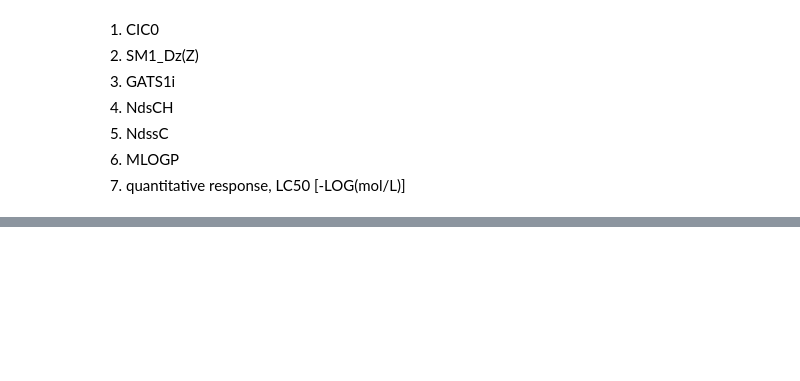
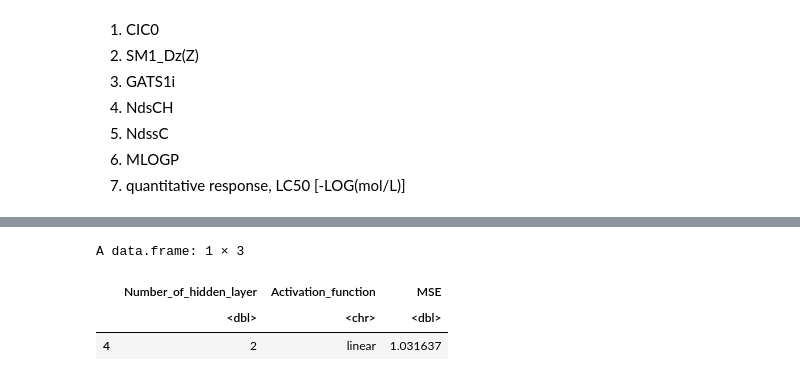
Before and after one commit to GawainGan/UBCO_MDS, a Jupyter notebook: Data-572/Assignment2/Assignment2.ipynb, the cells around one changed output, grey strips where cells are left out. Drawn from its saved outputs; the diff is of its cells as text; code cells hidden in the pictures; blank space fills up the shorter version.

```diff
--- a/Data-572/Assignment2/Assignment2.ipynb
+++ b/Data-572/Assignment2/Assignment2.ipynb
@@ -479,3 +462,5 @@ plotnet(nnfish)
 # %%
-table(dstest[,7], predict(nnfish, newdata=dstest[,1:6], type = 'class'))
+y_pred <- predict(nnfish, newdata=dstest[,1:6])[, 1]
+MSE <- mean((dstest[, 7] - y_pred)^2)
+MSE
 # %% [output]
@@ -482,0 +515,9 @@ ERROR: Error in predict.nnet(nnfish, newdata = dstest[, 1:6], type = "class"): i
+# %%
+set.seed(217, sample.kind="Rounding")
+ind <- sample(1:nrow(fish), 454)
+train3 <- fish[ind,]
+test3 <- fish[-ind,]
+nnfish3 <- nnet(LC50 ~ ., data=fish, size=1, hidden=5)
+y_pred3 <- predict(nnfish3, newdata=test3[,1:6])[, 1]
+MSE3 <- mean((test3[, 7] - y_pred3)^2)
+MSE3
@@ -482,0 +538,5 @@ ERROR: Error in predict.nnet(nnfish, newdata = dstest[, 1:6], type = "class"): i
+# %%
+fish.lm <- lm(LC50 ~ ., data=fish)
+y_pred4 <- predict(fish.lm, newdata=test3[,1:6])
+MSE4 <- mean((test3[, 7] - y_pred4)^2)
+MSE4
@@ -482,0 +559,19 @@ ERROR: Error in predict.nnet(nnfish, newdata = dstest[, 1:6], type = "class"): i
+# %%
+# library(nnet)
+set.seed(217, sample.kind="Rounding")
+ind <- sample(1:nrow(fish), 454)
+train3 <- fish[ind,]
+test3 <- fish[-ind,]
+results <- data.frame(Number_of_hidden_layer = numeric(), Activation_function = character(), MSE = numeric())
+
+for (i in c(1, 2, 3, 4, 5)) {
+      for (j in c(FALSE, TRUE)) {
+      nnfish3 <- nnet(LC50 ~ ., data=train3, size=1, hidden=i, linout=j) # linout: switch for linear output units. Default logistic output units.
+      y_pred3 <- predict(nnfish3, newdata=test3[,1:6])[, 1]
+      MSE3 <- mean((test3[, 7] - y_pred3)^2)
+      results <- rbind(results, data.frame(Number_of_hidden_layer = i, Activation_function = j, MSE = MSE3))
+      }
+}
+
+min_MSE <- min(results$MSE)
+best_model <- results[results$MSE == min_MSE, ]
@@ -482,0 +598,8 @@ ERROR: Error in predict.nnet(nnfish, newdata = dstest[, 1:6], type = "class"): i
+# %%
+best_model$Activation_function <- ifelse(TRUE, "linear", "logistic")
+best_model
+# %% [output]
+A data.frame: 1 × 3
+|  | Number_of_hidden_layer | Activation_function | MSE |
+|  | <dbl> | <chr> | <dbl> |
+| 4 | 2 | linear | 1.031637 |
```
Also changed, not shown: parts of 21 cells of this notebook.
